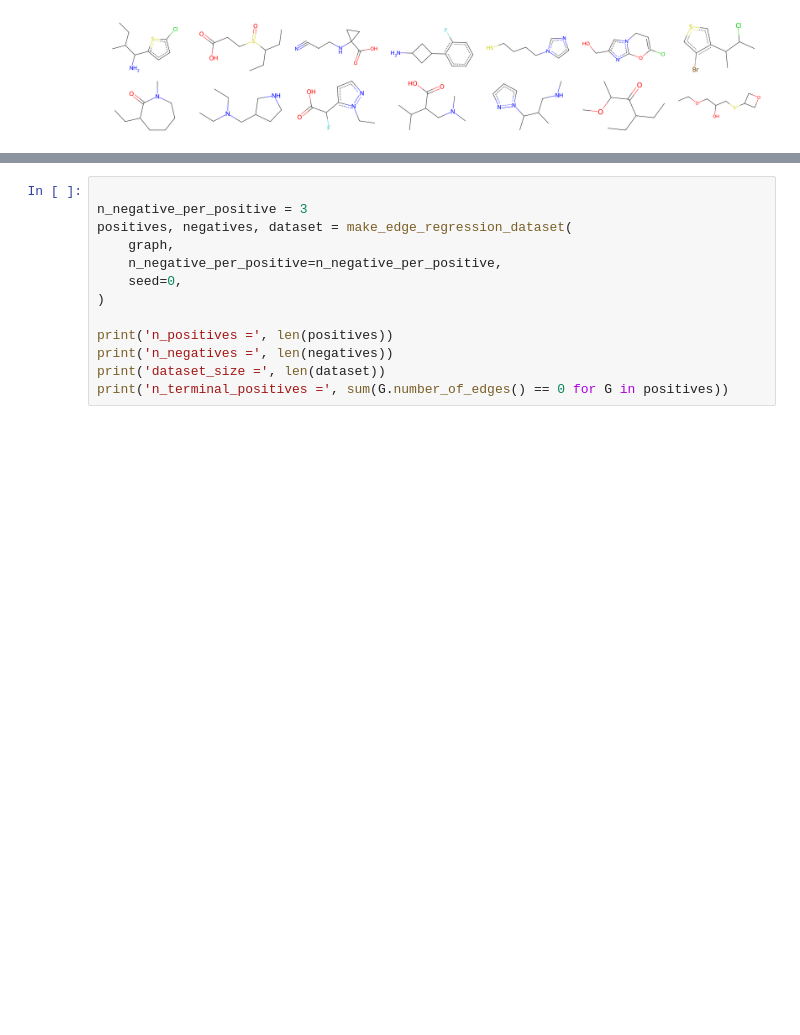
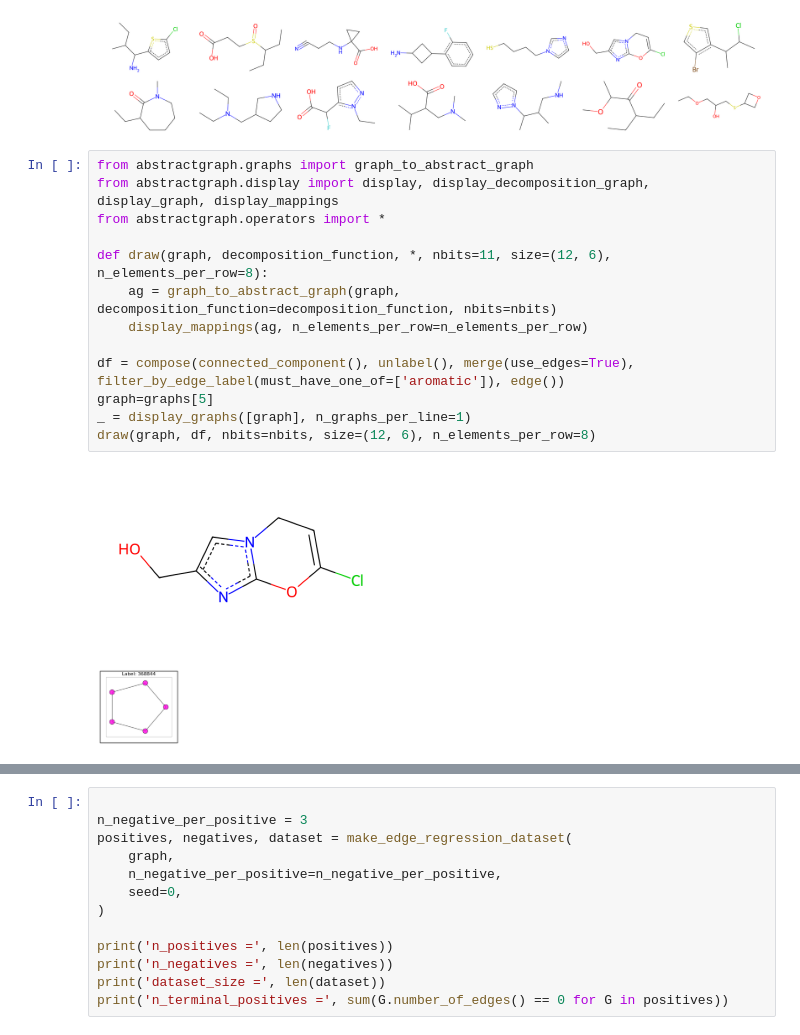
Before and after one commit to fabriziocosta/abstractgraph-generative, a Jupyter notebook: notebooks/examples/example_edge_generator.ipynb, the cells around one changed output, grey strips where cells are left out. Cells and saved outputs as stored; diff of their text form; blank space fills up the shorter version.

```diff
--- a/notebooks/examples/example_edge_generator.ipynb
+++ b/notebooks/examples/example_edge_generator.ipynb
@@ -129,6 +129,22 @@ dataset size: 2000
 _ = display_graphs(graphs[:7*2], n_graphs_per_line=7)
 # %% [output]
 [figure]
+# %%
+from abstractgraph.graphs import graph_to_abstract_graph
+from abstractgraph.display import display, display_decomposition_graph, display_graph, display_mappings
+from abstractgraph.operators import *
+
+def draw(graph, decomposition_function, *, nbits=11, size=(12, 6), n_elements_per_row=8):
+    ag = graph_to_abstract_graph(graph, decomposition_function=decomposition_function, nbits=nbits)
+    display_mappings(ag, n_elements_per_row=n_elements_per_row)
+
+df = compose(connected_component(), unlabel(), merge(use_edges=True), filter_by_edge_label(must_have_one_of=['aromatic']), edge())
+graph=graphs[5]
+_ = display_graphs([graph], n_graphs_per_line=1)
+draw(graph, df, nbits=nbits, size=(12, 6), n_elements_per_row=8)
+# %% [output]
+[figure, added]
+[figure, added]
 # %%
 graph= graphs[0]
 perturbed_graphs = edge_neighbors(graph, n_samples=6)
```
Also changed, not shown: parts of 2 cells of this notebook, 2 other files.
